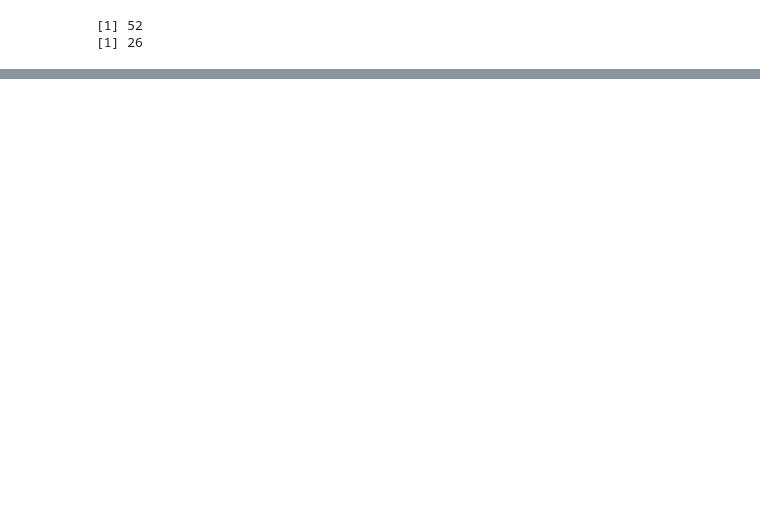
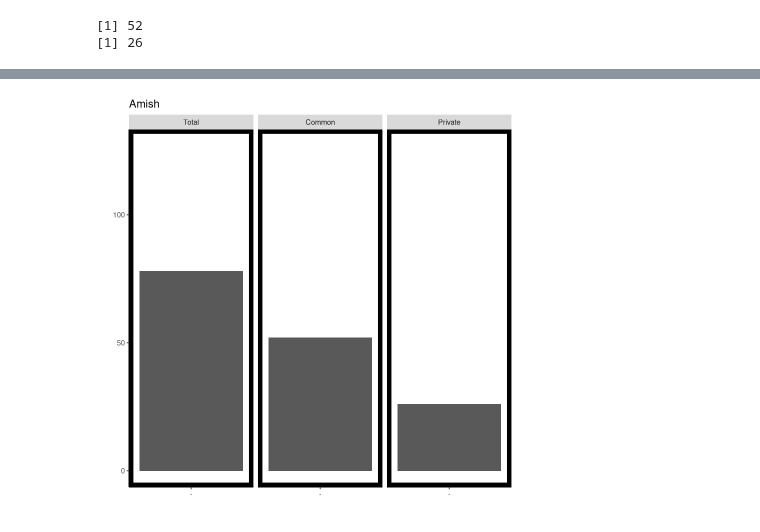
Before and after one commit to bioinfo-hcpa/pynoma, a Jupyter notebook: notebooks/barcharts.ipynb, the cells around one changed output, grey strips where cells are left out. Cells and saved outputs as stored; diff of their text form; code cells hidden in the pictures; blank space fills up the shorter version.

Commit message:
added some changes to blots using facet mechanism

```diff
--- a/notebooks/barcharts.ipynb
+++ b/notebooks/barcharts.ipynb
@@ -101,0 +102,9 @@ box()
+# %%
+library(ggplot2)
+library(ggthemes)
+value <- c(num_total, num_common, num_private)
+legend <- c("Total", "Common", "Private")
+facet <- c("-","-","-")
+bp <- data.frame(value,legend,facet)
+bp$legend = factor(bp$legend, levels = c("Total","Common","Private"))
+bp
@@ -101,0 +118,19 @@ box()
+# %%
+ggplot(data=bp, aes(x=facet,y=value)) +
+    geom_bar(stat="identity", width=1)+#, color="black", fill="yellow") +
+    xlab("") +
+    ylab("") +
+    ylim(0,num_unique_vars) +
+    ggtitle("Amish")+
+    scale_color_fivethirtyeight("cyl") +
+    #theme_fivethirtyeight() + geom_rug() +
+    theme(panel.background = element_blank(),
+        panel.grid.major = element_blank(),
+        panel.grid.minor = element_blank(),
+        axis.line = element_line(colour = "black"),
+        panel.border = element_rect(colour = "black", fill=NA, size=5)) +
+    facet_wrap( ~ legend )
+    #theme(panel.grid.major = element_line(colour = "black"))
+    #theme_grey()
+# %% [output]
+[figure, added]
```
Also changed, not shown: parts of 3 cells of this notebook.
